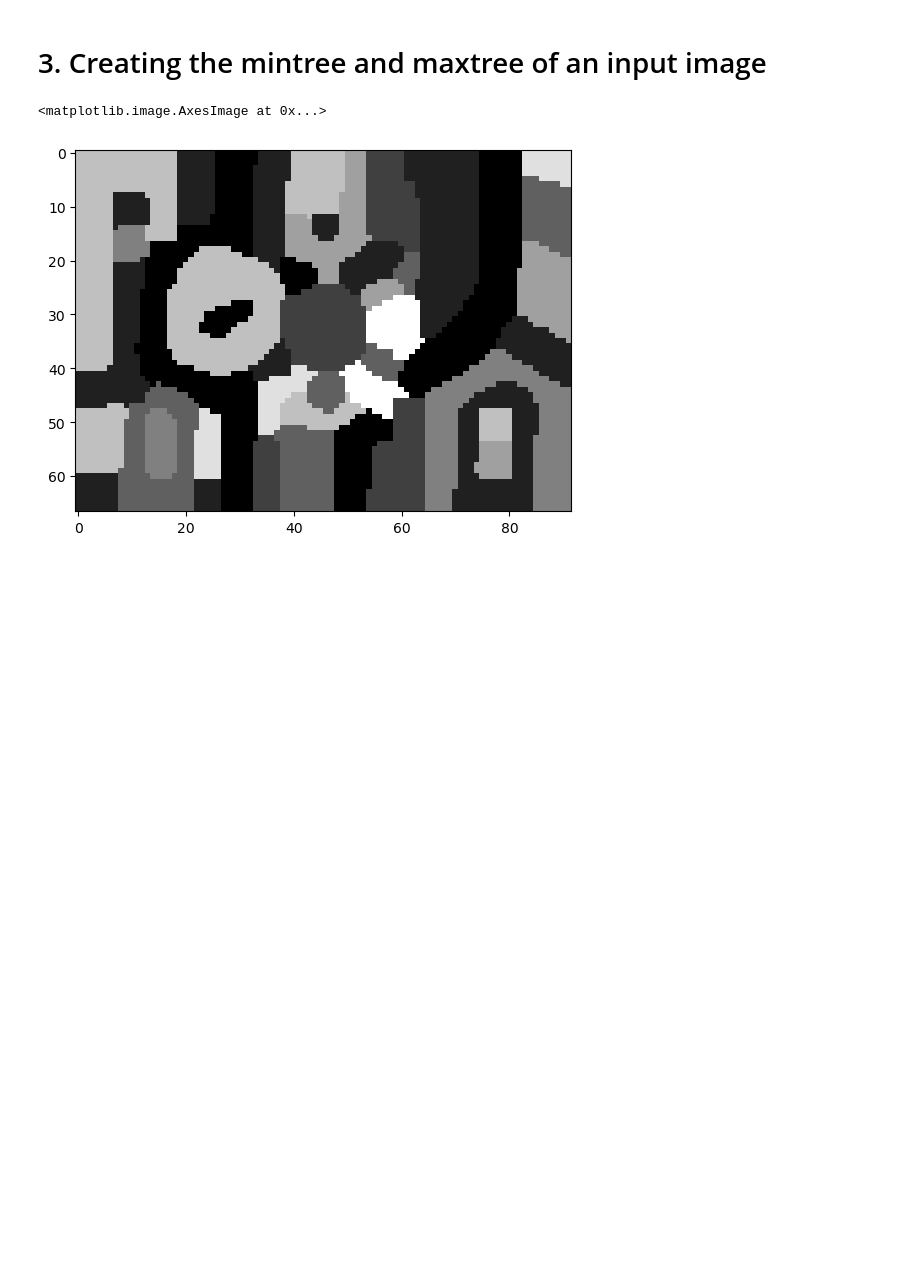
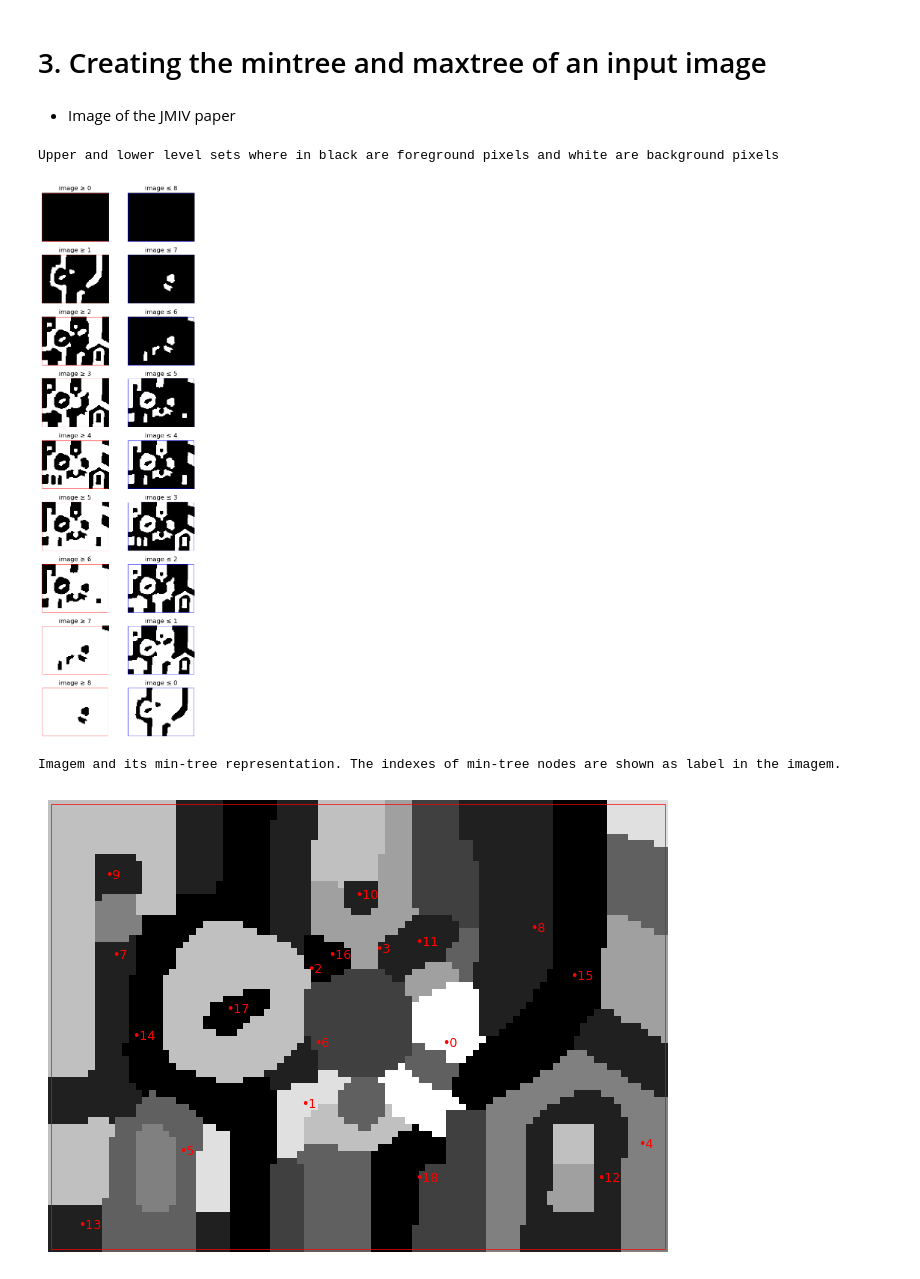
Before and after one commit to wonderalexandre/MorphoTreeAdjust, a Jupyter notebook: morphoTreeAdjust/morphoTreeAdjust_example.ipynb, the cells around one changed output. Drawn from its saved outputs; the diff is of its cells as text; code cells hidden in the pictures; blank space fills up the shorter version.

```diff
--- a/morphoTreeAdjust/morphoTreeAdjust_example.ipynb
+++ b/morphoTreeAdjust/morphoTreeAdjust_example.ipynb
@@ -3,17 +3,3 @@
 # %%
 #!pip install morphoTreeAdjust==0.0.6
 #!pip install PrettyPrintTree
-# %%
-import numpy as np
-def imprime(n):
-	X = np.linspace(0, 10000, n+1)
-	s = "teste.push_back( std::vector<int>{"
-	for x in X:
-		if x != 0:
-			s += str(int(x))
-		if x != 0 and x != 200:
-			s += ", "
-	return s+"});"
-
-for i in range(20):
-	print(imprime(i))
@@ -55,7 +94,9 @@ printTree = PrettyPrintTree(
 # %% [markdown]
 # 3. Creating the mintree and maxtree of an input image
+# %% [markdown]
+- Image of the JMIV paper
 # %%
-img_f = np.array([
+img_jmiv = np.array([
     [6,6,6,6,6,6,6,6,6,6,6,6,6,6,6,6,6,6,6,1,1,1,1,1,1,1,0,0,0,0,0,0,0,0,1,1,1,1,1,1,6,6,6,6,6,6,6,6,6,6,5,5,5,5,2,2,2,2,2,2,2,1,1,1,1,1,1,1,1,1,1,1,1,1,1,0,0,0,0,0,0,0,0,7,7,7,7,7,7,7,7,7],
     [6,6,6,6,6,6,6,6,6,6,6,6,6,6,6,6,6,6,6,1,1,1,1,1,1,1,0,0,0,0,0,0,0,0,1,1,1,1,1,1,6,6,6,6,6,6,6,6,6,6,5,5,5,5,2,2,2,2,2,2,2,1,1,1,1,1,1,1,1,1,1,1,1,1,1,0,0,0,0,0,0,0,0,7,7,7,7,7,7,7,7,7],
     [6,6,6,6,6,6,6,6,6,6,6,6,6,6,6,6,6,6,6,1,1,1,1,1,1,1,0,0,0,0,0,0,0,0,1,1,1,1,1,1,6,6,6,6,6,6,6,6,6,6,5,5,5,5,2,2,2,2,2,2,2,1,1,1,1,1,1,1,1,1,1,1,1,1,1,0,0,0,0,0,0,0,0,7,7,7,7,7,7,7,7,7],
@@ -101,37 +142,44 @@ img_f = np.array([
     [1,1,1,1,1,1,1,1,1,1,1,1,1,0,0,0,0,0,0,0,0,0,0,0,0,0,0,0,0,0,0,0,0,1,1,1,7,7,7,7,7,7,7,7,3,3,3,3,3,3,8,8,8,8,8,8,8,3,3,3,0,0,0,0,0,0,0,0,0,0,4,4,4,4,4,4,4,4,4,4,4,4,4,4,4,4,4,4,1,1,1,1],
     [1,1,1,1,1,1,1,1,1,1,1,1,1,1,0,3,0,0,0,0,0,0,0,0,0,0,0,0,0,0,0,0,0,0,7,7,7,7,7,7,7,7,7,3,3,3,3,3,3,3,8,8,8,8,8,8,8,8,8,8,0,0,0,0,0,0,0,0,4,4,4,4,4,4,4,4,4,4,1,1,1,1,4,4,4,4,4,4,4,4,1,1],
     [1,1,1,1,1,1,1,1,1,1,1,1,1,1,3,3,3,3,3,0,0,0,0,0,0,0,0,0,0,0,0,0,0,0,7,7,7,7,7,7,7,7,7,3,3,3,3,3,3,3,8,8,8,8,8,8,8,8,8,8,8,0,0,0,0,0,4,4,4,4,4,4,4,4,4,4,1,1,1,1,1,1,1,1,4,4,4,4,4,4,4,4],
     [1,1,1,1,1,1,1,1,1,1,1,1,1,3,3,3,3,3,3,3,3,0,0,0,0,0,0,0,0,0,0,0,0,0,7,7,7,7,7,7,6,6,6,3,3,3,3,3,3,3,6,8,8,8,8,8,8,8,8,8,8,8,0,0,0,4,4,4,4,4,4,4,4,4,1,1,1,1,1,1,1,1,1,1,1,4,4,4,4,4,4,4],
     [1,1,1,1,1,1,1,1,1,1,1,1,1,3,3,3,3,3,3,3,3,3,0,0,0,0,0,0,0,0,0,0,0,0,7,7,7,7,7,6,6,6,6,3,3,3,3,3,3,3,6,8,8,8,8,8,8,8,8,2,2,2,2,2,2,4,4,4,4,4,4,4,4,1,1,1,1,1,1,1,1,1,1,1,1,4,4,4,4,4,4,4],
     [1,1,1,1,1,1,6,6,6,1,3,3,3,3,3,3,3,3,3,3,3,3,3,0,0,0,0,0,0,0,0,0,0,0,7,7,7,7,6,6,6,6,6,6,3,3,3,3,3,6,6,6,6,8,8,8,8,8,8,2,2,2,2,2,2,4,4,4,4,4,4,4,1,1,1,1,1,1,1,1,1,1,1,1,1,1,4,4,4,4,4,4],
     [6,6,6,6,6,6,6,6,6,6,3,3,3,3,4,4,4,3,3,3,3,3,3,7,7,0,0,0,0,0,0,0,0,0,7,7,7,7,6,6,6,6,6,6,6,6,3,3,6,6,6,6,6,6,0,8,8,8,8,2,2,2,2,2,2,4,4,4,4,4,4,1,1,1,1,6,6,6,6,6,6,1,1,1,1,1,4,4,4,4,4,4],
     [6,6,6,6,6,6,6,6,6,6,3,3,3,4,4,4,4,4,3,3,3,3,3,7,7,7,7,0,0,0,0,0,0,0,7,7,7,7,6,6,6,6,6,6,6,6,6,6,6,6,6,6,0,0,0,0,0,8,8,2,2,2,2,2,2,4,4,4,4,4,4,1,1,1,1,6,6,6,6,6,6,1,1,1,1,1,4,4,4,4,4,4],
     [6,6,6,6,6,6,6,6,6,3,3,3,3,4,4,4,4,4,4,3,3,3,3,7,7,7,7,0,0,0,0,0,0,0,7,7,7,7,6,6,6,6,6,6,6,6,6,6,6,6,6,0,0,0,0,0,0,0,0,2,2,2,2,2,2,4,4,4,4,4,4,1,1,1,1,6,6,6,6,6,6,1,1,1,1,1,4,4,4,4,4,4],
     [6,6,6,6,6,6,6,6,6,3,3,3,3,4,4,4,4,4,4,3,3,3,3,7,7,7,7,0,0,0,0,0,0,0,7,7,7,7,3,3,3,3,3,6,6,6,6,6,6,0,0,0,0,0,0,0,0,0,0,2,2,2,2,2,2,4,4,4,4,4,4,1,1,1,1,6,6,6,6,6,6,1,1,1,1,1,4,4,4,4,4,4],
     [6,6,6,6,6,6,6,6,6,3,3,3,3,4,4,4,4,4,4,3,3,3,7,7,7,7,7,0,0,0,0,0,0,0,7,7,7,3,3,3,3,3,3,3,3,3,3,3,0,0,0,0,0,0,0,0,0,0,0,2,2,2,2,2,2,4,4,4,4,4,4,1,1,1,1,6,6,6,6,6,6,1,1,1,1,1,4,4,4,4,4,4],
     [6,6,6,6,6,6,6,6,6,3,3,3,3,4,4,4,4,4,4,3,3,3,7,7,7,7,7,0,0,0,0,0,0,0,2,2,2,3,3,3,3,3,3,3,3,3,3,3,0,0,0,0,0,0,0,0,0,0,0,2,2,2,2,2,2,4,4,4,4,4,4,1,1,1,1,6,6,6,6,6,6,1,1,1,1,4,4,4,4,4,4,4],
     [6,6,6,6,6,6,6,6,6,3,3,3,3,4,4,4,4,4,4,3,3,3,7,7,7,7,7,0,0,0,0,0,0,2,2,2,2,2,3,3,3,3,3,3,3,3,3,3,0,0,0,0,0,0,0,0,2,2,2,2,2,2,2,2,2,4,4,4,4,4,4,1,1,1,1,5,5,5,5,5,5,1,1,1,1,4,4,4,4,4,4,4],
     [6,6,6,6,6,6,6,6,6,3,3,3,3,4,4,4,4,4,4,3,3,3,7,7,7,7,7,0,0,0,0,0,0,2,2,2,2,2,3,3,3,3,3,3,3,3,3,3,0,0,0,0,0,0,0,2,2,2,2,2,2,2,2,2,2,4,4,4,4,4,4,1,1,1,1,5,5,5,5,5,5,1,1,1,1,4,4,4,4,4,4,4],
     [6,6,6,6,6,6,6,6,6,3,3,3,3,4,4,4,4,4,4,3,3,3,7,7,7,7,7,0,0,0,0,0,0,2,2,2,2,2,3,3,3,3,3,3,3,3,3,3,0,0,0,0,0,0,0,2,2,2,2,2,2,2,2,2,2,4,4,4,4,4,4,1,1,1,1,5,5,5,5,5,5,1,1,1,1,4,4,4,4,4,4,4],
     [6,6,6,6,6,6,6,6,6,3,3,3,3,4,4,4,4,4,4,3,3,3,7,7,7,7,7,0,0,0,0,0,0,2,2,2,2,2,3,3,3,3,3,3,3,3,3,3,0,0,0,0,0,0,0,2,2,2,2,2,2,2,2,2,2,4,4,4,4,4,4,1,1,1,1,5,5,5,5,5,5,1,1,1,1,4,4,4,4,4,4,4],
     [6,6,6,6,6,6,6,6,6,3,3,3,3,4,4,4,4,4,4,3,3,3,7,7,7,7,7,0,0,0,0,0,0,2,2,2,2,2,3,3,3,3,3,3,3,3,3,3,0,0,0,0,0,0,0,2,2,2,2,2,2,2,2,2,2,4,4,4,4,4,4,1,1,1,5,5,5,5,5,5,5,1,1,1,1,4,4,4,4,4,4,4],
     [6,6,6,6,6,6,6,6,3,3,3,3,3,4,4,4,4,4,4,3,3,3,7,7,7,7,7,0,0,0,0,0,0,2,2,2,2,2,3,3,3,3,3,3,3,3,3,3,0,0,0,0,0,0,0,2,2,2,2,2,2,2,2,2,2,4,4,4,4,4,4,1,1,1,5,5,5,5,5,5,5,1,1,1,1,4,4,4,4,4,4,4],
     [1,1,1,1,1,1,1,1,3,3,3,3,3,3,4,4,4,4,3,3,3,3,7,7,7,7,7,0,0,0,0,0,0,2,2,2,2,2,3,3,3,3,3,3,3,3,3,3,0,0,0,0,0,0,0,2,2,2,2,2,2,2,2,2,2,4,4,4,4,4,4,1,1,1,1,5,5,5,5,5,5,1,1,1,1,4,4,4,4,4,4,4],
     [1,1,1,1,1,1,1,1,3,3,3,3,3,3,3,3,3,3,3,3,3,3,1,1,1,1,1,0,0,0,0,0,0,2,2,2,2,2,3,3,3,3,3,3,3,3,3,3,0,0,0,0,0,0,0,2,2,2,2,2,2,2,2,2,2,4,4,4,4,4,4,1,1,1,1,1,1,1,1,1,1,1,1,1,1,4,4,4,4,4,4,4],
     [1,1,1,1,1,1,1,1,3,3,3,3,3,3,3,3,3,3,3,3,3,3,1,1,1,1,1,0,0,0,0,0,0,2,2,2,2,2,3,3,3,3,3,3,3,3,3,3,0,0,0,0,0,0,0,2,2,2,2,2,2,2,2,2,2,4,4,4,4,4,4,1,1,1,1,1,1,1,1,1,1,1,1,1,1,4,4,4,4,4,4,4],
     [1,1,1,1,1,1,1,1,3,3,3,3,3,3,3,3,3,3,3,3,3,3,1,1,1,1,1,0,0,0,0,0,0,2,2,2,2,2,3,3,3,3,3,3,3,3,3,3,0,0,0,0,0,0,2,2,2,2,2,2,2,2,2,2,2,4,4,4,4,4,1,1,1,1,1,1,1,1,1,1,1,1,1,1,1,4,4,4,4,4,4,4],
     [1,1,1,1,1,1,1,1,3,3,3,3,3,3,3,3,3,3,3,3,3,3,1,1,1,1,1,0,0,0,0,0,0,2,2,2,2,2,3,3,3,3,3,3,3,3,3,3,0,0,0,0,0,0,2,2,2,2,2,2,2,2,2,2,2,4,4,4,4,4,1,1,1,1,1,1,1,1,1,1,1,1,1,1,1,4,4,4,4,4,4,4],
     [1,1,1,1,1,1,1,1,3,3,3,3,3,3,3,3,3,3,3,3,3,3,1,1,1,1,1,0,0,0,0,0,0,2,2,2,2,2,3,3,3,3,3,3,3,3,3,3,0,0,0,0,0,0,2,2,2,2,2,2,2,2,2,2,2,4,4,4,4,4,1,1,1,1,1,1,1,1,1,1,1,1,1,1,1,4,4,4,4,4,4,4],
     [1,1,1,1,1,1,1,1,3,3,3,3,3,3,3,3,3,3,3,3,3,3,1,1,1,1,1,0,0,0,0,0,0,2,2,2,2,2,3,3,3,3,3,3,3,3,3,3,0,0,0,0,0,0,2,2,2,2,2,2,2,2,2,2,2,4,4,4,4,4,1,1,1,1,1,1,1,1,1,1,1,1,1,1,1,4,4,4,4,4,4,4],
 ])
 
 
-num_rows, num_cols = img_f.shape
-img_f_vector = img_f.ravel()
+num_rows, num_cols = img_jmiv.shape
+img_jmiv_vector = img_jmiv.ravel()
 
-maxtree = mta.ComponentTree(img_f_vector, num_rows, num_cols, True, 1.5)
-mintree = mta.ComponentTree(img_f_vector, num_rows, num_cols, False, 1.5)
-plt.imshow(img_f, cmap='gray')
+maxtree = mta.ComponentTree(img_jmiv_vector, num_rows, num_cols, True, 1.5)
+mintree = mta.ComponentTree(img_jmiv_vector, num_rows, num_cols, False, 1.5)
+
+showLevelSets(img_jmiv)
+print("\n\n")
+showTree(mintree)
+print("\n\n")
+showTree(maxtree)
 # %% [output]
-<matplotlib.image.AxesImage at 0x...>
+Upper and lower level sets where in black are foreground pixels and white are background pixels
-[figure, old version]
+[figure, new version]
+Imagem and its min-tree representation. The indexes of min-tree nodes are shown as label in the imagem.
+[figure, added]
```
Also changed, not shown: parts of 22 cells of this notebook, 13 other files.
